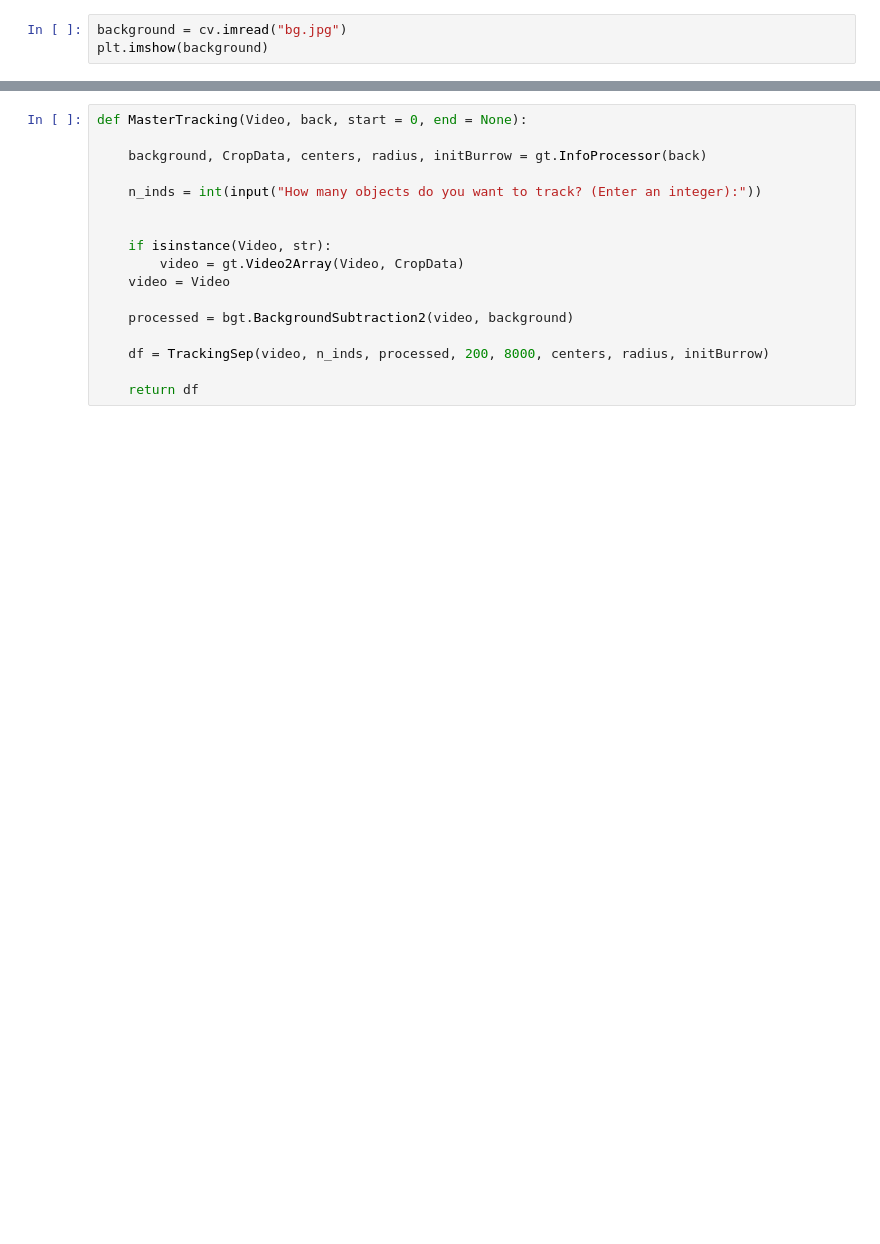
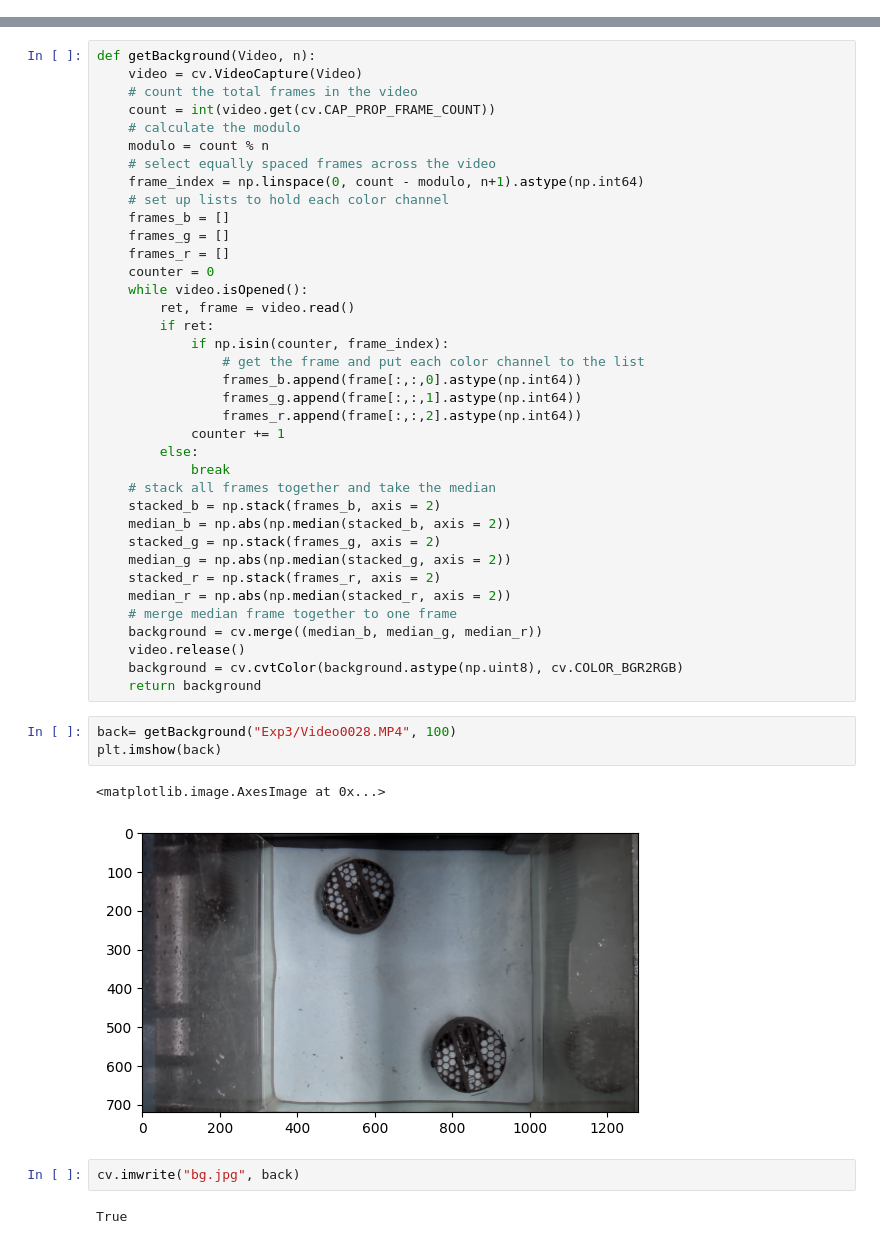
Before and after one commit to pstat197/capstone-eemb-patrick, a Jupyter notebook: MasterTracking.ipynb, the cells around one changed output, grey strips where cells are left out. Cells and saved outputs as stored; diff of their text form; blank space fills up the shorter version.

```diff
--- a/MasterTracking.ipynb
+++ b/MasterTracking.ipynb
@@ -11,6 +10,3 @@ import multiprocessing as mp
 
 from scipy.spatial import distance
 from itertools import combinations
-# %%
-background = cv.imread("bg.jpg")
-plt.imshow(background)
@@ -88,17 +13,47 @@ def TrackingSep(video, n_inds, data = None, min_area = 0, max_area=10000, cens =
-# %%
-def MasterTracking(Video, back, start = 0, end = None):
-
-    background, CropData, centers, radius, initBurrow = gt.InfoProcessor(back)
-
-    n_inds = int(input("How many objects do you want to track? (Enter an integer):"))
-
-
-    if isinstance(Video, str):
-        video = gt.Video2Array(Video, CropData)
-    video = Video
-
-    processed = bgt.BackgroundSubtraction2(video, background)
-
-    df = TrackingSep(video, n_inds, processed, 200, 8000, centers, radius, initBurrow)
-
-    return df
+# %%
+def getBackground(Video, n):
+    video = cv.VideoCapture(Video)
+    # count the total frames in the video
+    count = int(video.get(cv.CAP_PROP_FRAME_COUNT))
+    # calculate the modulo
+    modulo = count % n
+    # select equally spaced frames across the video
+    frame_index = np.linspace(0, count - modulo, n+1).astype(np.int64)
+    # set up lists to hold each color channel
+    frames_b = []
+    frames_g = []
+    frames_r = []
+    counter = 0
+    while video.isOpened():
+        ret, frame = video.read()
+        if ret:
+            if np.isin(counter, frame_index):
+                # get the frame and put each color channel to the list
+                frames_b.append(frame[:,:,0].astype(np.int64))
+                frames_g.append(frame[:,:,1].astype(np.int64))
+                frames_r.append(frame[:,:,2].astype(np.int64))
+            counter += 1
+        else:
+            break
+    # stack all frames together and take the median
+    stacked_b = np.stack(frames_b, axis = 2)
+    median_b = np.abs(np.median(stacked_b, axis = 2))
+    stacked_g = np.stack(frames_g, axis = 2)
+    median_g = np.abs(np.median(stacked_g, axis = 2))
+    stacked_r = np.stack(frames_r, axis = 2)
+    median_r = np.abs(np.median(stacked_r, axis = 2))
+    # merge median frame together to one frame
+    background = cv.merge((median_b, median_g, median_r))
+    video.release()
+    background = cv.cvtColor(background.astype(np.uint8), cv.COLOR_BGR2RGB)
+    return background
+# %%
+back= getBackground("Exp3/Video0028.MP4", 100)
+plt.imshow(back)
+# %% [output]
+<matplotlib.image.AxesImage at 0x...>
+[figure, added]
+# %%
+cv.imwrite("bg.jpg", back)
+# %% [output]
+True
```
Also changed, not shown: parts of 10 cells of this notebook, 4 other files.
